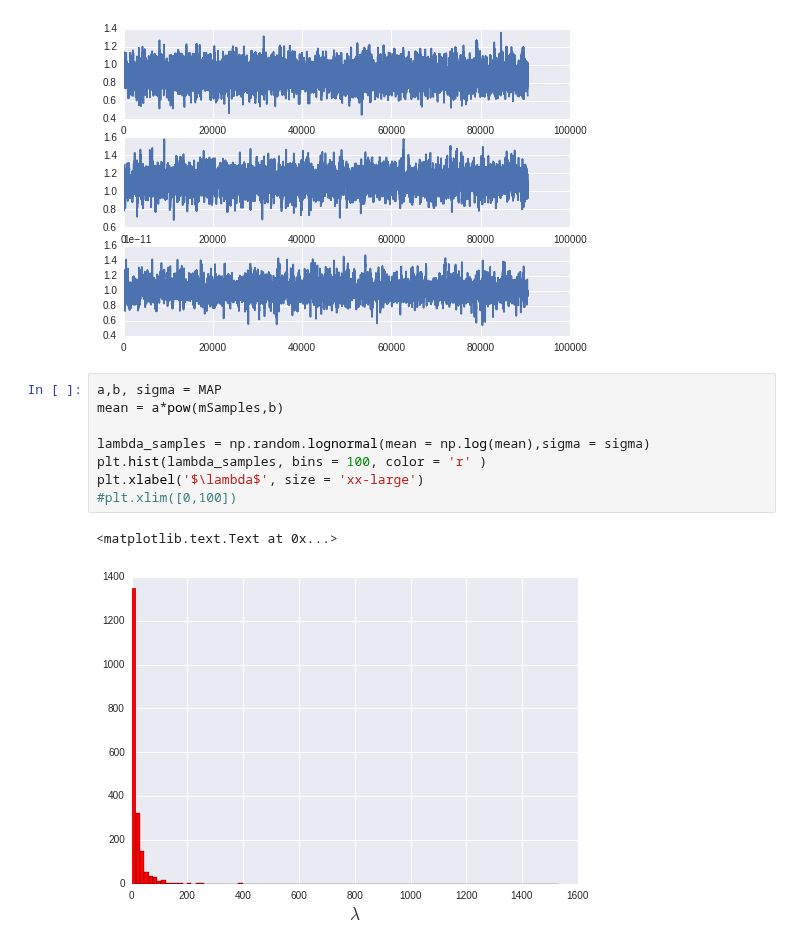
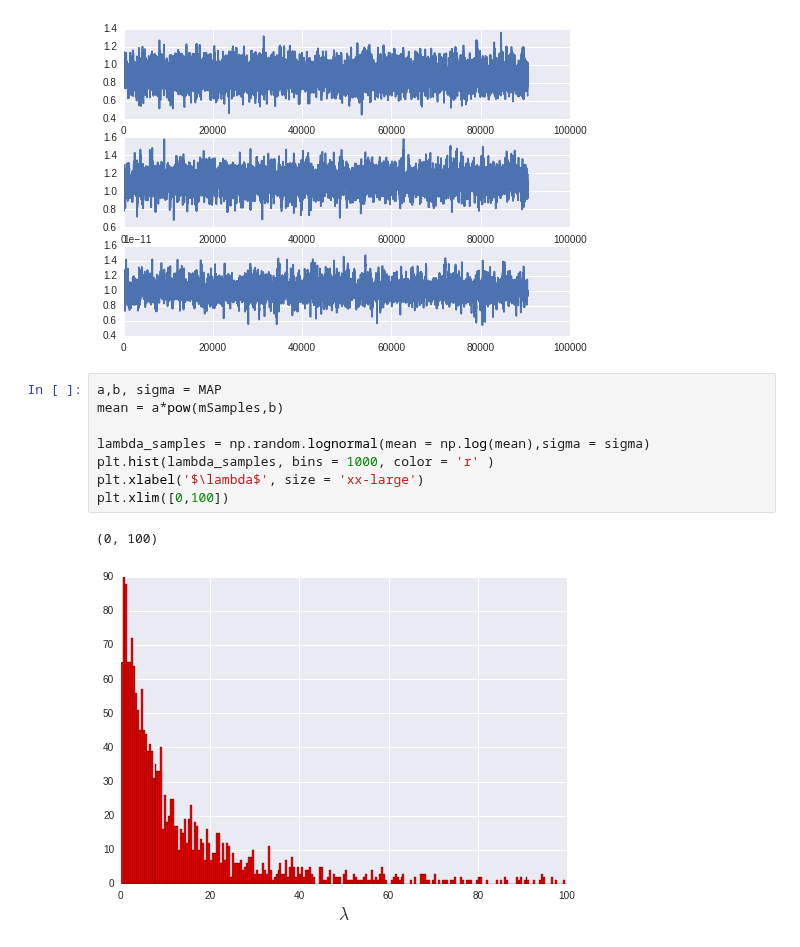
Before and after one commit to Ravirajadrangi/ClusterMassInference, a Jupyter notebook: Project Notebook.ipynb, the cells around one changed output. Saved outputs shown, nothing was run; the diff lists cells and outputs as text.

Commit message:
Added a few plots.

```diff
--- a/Project Notebook.ipynb
+++ b/Project Notebook.ipynb
@@ -520,11 +526,11 @@ plt.show()
 # %%
 a,b, sigma = MAP
 mean = a*pow(mSamples,b)
 
 lambda_samples = np.random.lognormal(mean = np.log(mean),sigma = sigma)
-plt.hist(lambda_samples, bins = 100, color = 'r' )
+plt.hist(lambda_samples, bins = 1000, color = 'r' )
 plt.xlabel('$\lambda$', size = 'xx-large')
-#plt.xlim([0,100])
+plt.xlim([0,100])
 # %% [output]
-<matplotlib.text.Text at 0x...>
+(0, 100)
-[figure, old version]
+[figure, new version]
```
Also changed, not shown: parts of 2 cells of this notebook.
